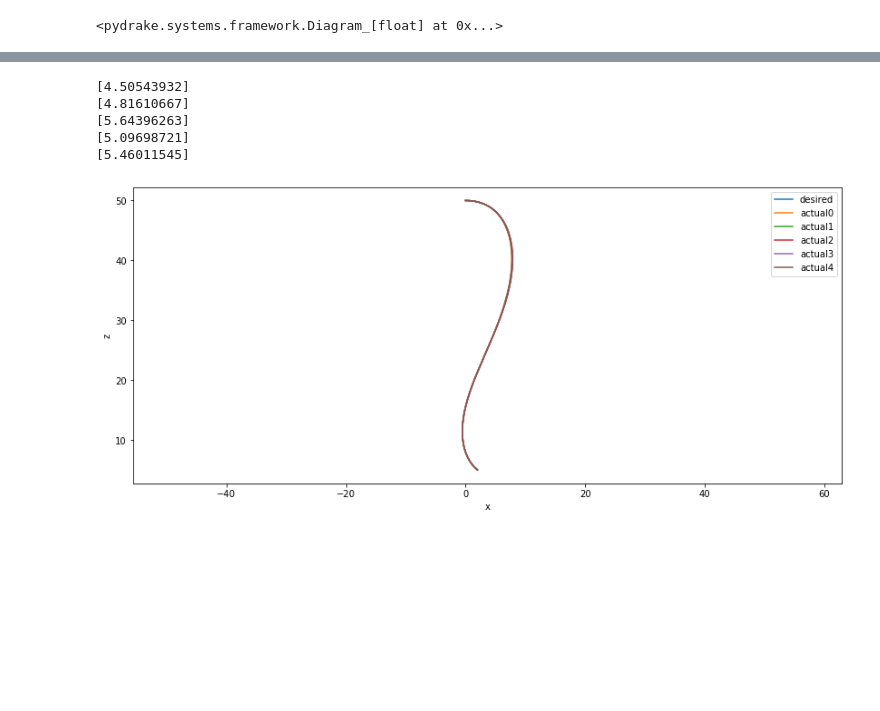
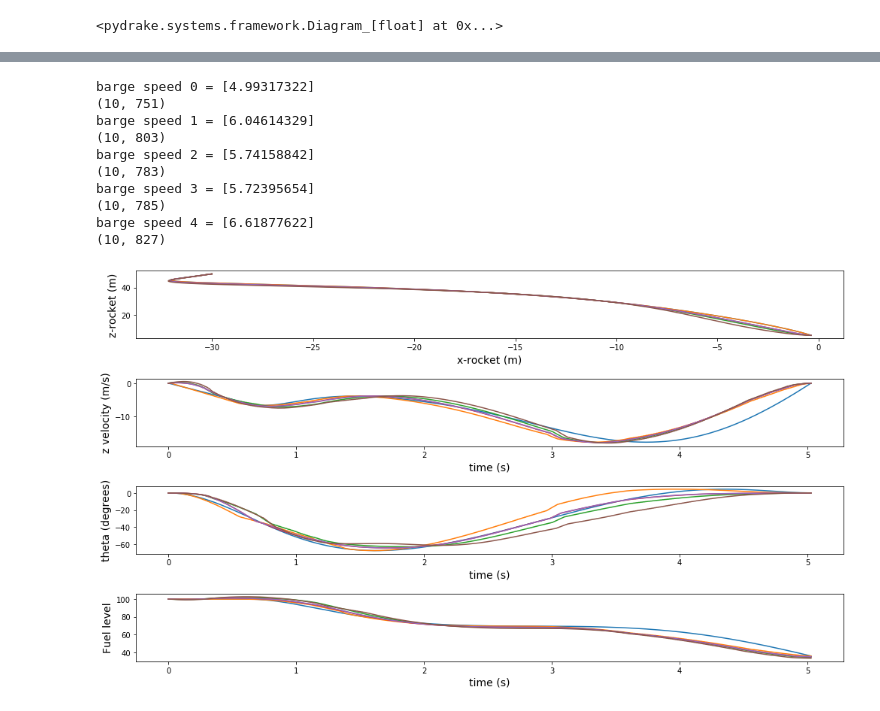
Before and after one commit to decastrol/rocket-lander, a Jupyter notebook: notebook.ipynb, the cells around one changed output, grey strips where cells are left out. Cells and saved outputs as stored; diff of their text form; code cells hidden in the pictures; blank space fills up the shorter version.

Commit message:
fuel experiments

```diff
--- a/notebook.ipynb
+++ b/notebook.ipynb
@@ -508,7 +486,7 @@ def open_loop_simulation(x_traj, u_traj):
 
     context.SetTime(x_traj.start_time())
     initial_state = RocketBargeState(x_traj.value(x_traj.start_time()))
-    initial_state.bargeXdot += -0.5 # set the barge velocity to something differnt
+    initial_state.bargeXdot -= 1 # set the barge velocity to something differnt
     rocket_context.SetContinuousState(initial_state[:])
 
     visualizer.StartRecording(False)
@@ -544,11 +518,11 @@ def finite_horizon_lqr(x_traj, u_traj):
     meshcat.Delete()
     meshcat.Set2dRenderMode(xmin=-100, xmax=100, ymin=-10, ymax=100)
 
-    Q = np.diag([10, 10, 100, 0, 1, 1, 1, 0])
+    Q = np.diag([10, 10, 10, 10, 0, 1, 1, 100, 10, 0])
     R = np.diag([0.01, 0.01])
     options = FiniteHorizonLinearQuadraticRegulatorOptions()
-    options.Qf = np.diag([(1 / 0.05)**2, (1 / 0.05)**2, (1 / 100.0)**2,
-                          (1 / 3.0)**2, 1, 1, (1 / 3.0)**2, 1])
+    options.Qf = np.diag([(1 / 0.05)**2, (1 / 0.05)**2, (1 / 0.001)**2, (1 / 100)**2,
+                          0, (1/0.05)**2, (1/0.05)**2, (1 / 0.05 )**2, 0, 0])
     #options.use_square_root_method = True  # Pending drake PR #16812
     options.x0 = x_traj
     options.u0 = u_traj
@@ -570,49 +544,77 @@ def finite_horizon_lqr(x_traj, u_traj):
     simulator = Simulator(diagram)
     context = simulator.get_mutable_context()
     rocket_context = rocket.GetMyContextFromRoot(context)
 
     ts = np.linspace(u_traj.start_time(), u_traj.end_time(), 301)
     desired_state = RocketBargeState(x_traj.vector_values(ts))
 
-    fig, ax = plt.subplots(2,1, figsize=(14,6))
-    ax.plot(desired_state.x, desired_state.z, label='desired')
-    ax.set_xlabel('x')
-    ax.set_ylabel('z')
-    ax.axis('equal')
+    fig, ax = plt.subplots(4,1, figsize=(14,8))
+    ax[0].plot(desired_state.x, desired_state.z, label='desired')
+    ax[0].set_xlabel('x-rocket (m)', fontsize = 14)
+    ax[0].set_ylabel('z-rocket (m)', fontsize = 14)
+    ax[1].plot(ts, desired_state.zdot, label='desired')
+    ax[1].set_xlabel('time (s)', fontsize = 14)
+    ax[1].set_ylabel('z velocity (m/s)', fontsize = 14)
+    ax[2].plot(ts, desired_state.theta * 180/np.pi, label='desired')
+    ax[2].set_xlabel('time (s)', fontsize = 14)
+    ax[2].set_ylabel('theta (degrees)', fontsize = 14)
+    ax[3].plot(ts, desired_state.fuel, label='desired')
+    ax[3].set_xlabel('time (s)', fontsize = 14)
+    ax[3].set_ylabel('Fuel level', fontsize = 14)
 
-    rng = np.random.default_rng(123)
+
+
+    rng = np.random.default_rng(12)
 
     for i in range(5):
         context.SetTime(x_traj.start_time())
         initial_state = RocketBargeState(x_traj.value(x_traj.start_time()))
-        initial_state.bargeXdot += 0.5*rng.standard_normal()
-        print(initial_state.bargeXdot)
+        initial_state.bargeXdot += 1*rng.standard_normal()
+        print(f"barge speed {i} =",initial_state.bargeXdot)
         # initial_state.bargeXdot -=
         rocket_context.SetContinuousState(initial_state[:])
 
         simulator.Initialize()
         visualizer.StartRecording(False)
 
         simulator.AdvanceTo(x_traj.end_time())
         visualizer.PublishRecording()
 
         log = logger.FindLog(context)
         state = RocketBargeState(log.data())
+        testTs = np.linspace(x_traj.start_time(), x_traj.end_time(), log.data().shape[1])
+
+        print(log.data().shape)
+
         log.Clear()
 
-        ax.plot(state.x, state.z, label=f'actual{i}')
+
+        ax[0].plot(state.x, state.z, label=f'actual{i}')
+        ax[1].plot(testTs, state.zdot, label=f'actual{i}')
+        ax[2].plot(testTs, state.theta * 180/np.pi, label=f'actual{i}')
+        ax[3].plot(testTs, state.fuel, label=f'actual{i}')
 
 
-    ax.legend()
+    # ax[0].legend()
+    # ax[1].legend()
+    # ax[2].legend()
+    # ax[3].legend()
+    fig.tight_layout()
+
 
 finite_horizon_lqr(x_traj, u_traj)
 # %% [output]
-[4.50543932]
-[4.81610667]
-[5.64396263]
-[5.09698721]
-[5.46011545]
+barge speed 0 = [4.99317322]
+(10, 751)
+barge speed 1 = [6.04614329]
+(10, 803)
+barge speed 2 = [5.74158842]
+(10, 783)
+barge speed 3 = [5.72395654]
+(10, 785)
+barge speed 4 = [6.61877622]
+(10, 827)
-[figure, old version]
+[figure, new version]
 # %% [markdown]
 <a style='text-decoration:none;line-height:16px;display:flex;color:#5B5B62;padding:10px;justify-content:end;' href='https://deepnote.com?utm_source=created-in-deepnote-cell&projectId=48a3d090-8efd-4fd5-9847-d5e27a9acb16' target="_blank">
 <img alt='Created in deepnote.com' style='display:inline;max-height:16px;margin:0px;margin-right:7.5px;' src='embedded-picture-1' > </img>
```
Also changed, not shown: parts of 12 cells of this notebook.
